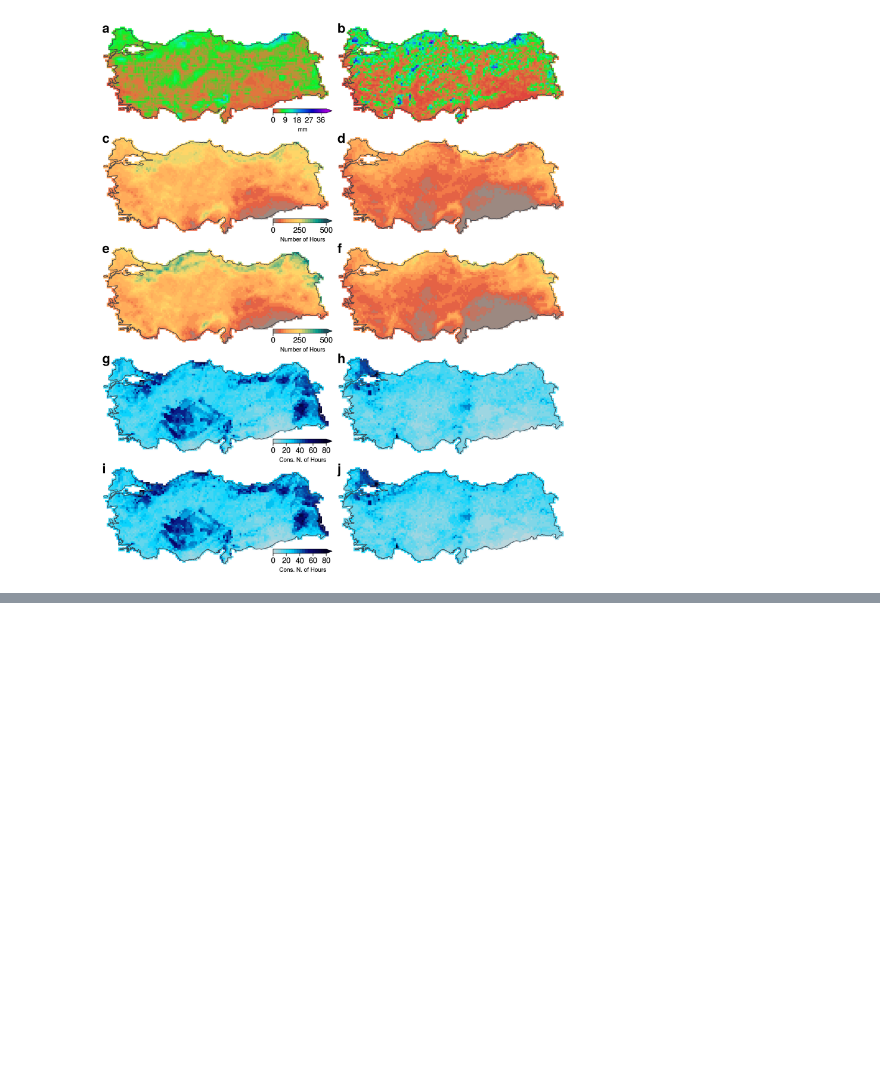
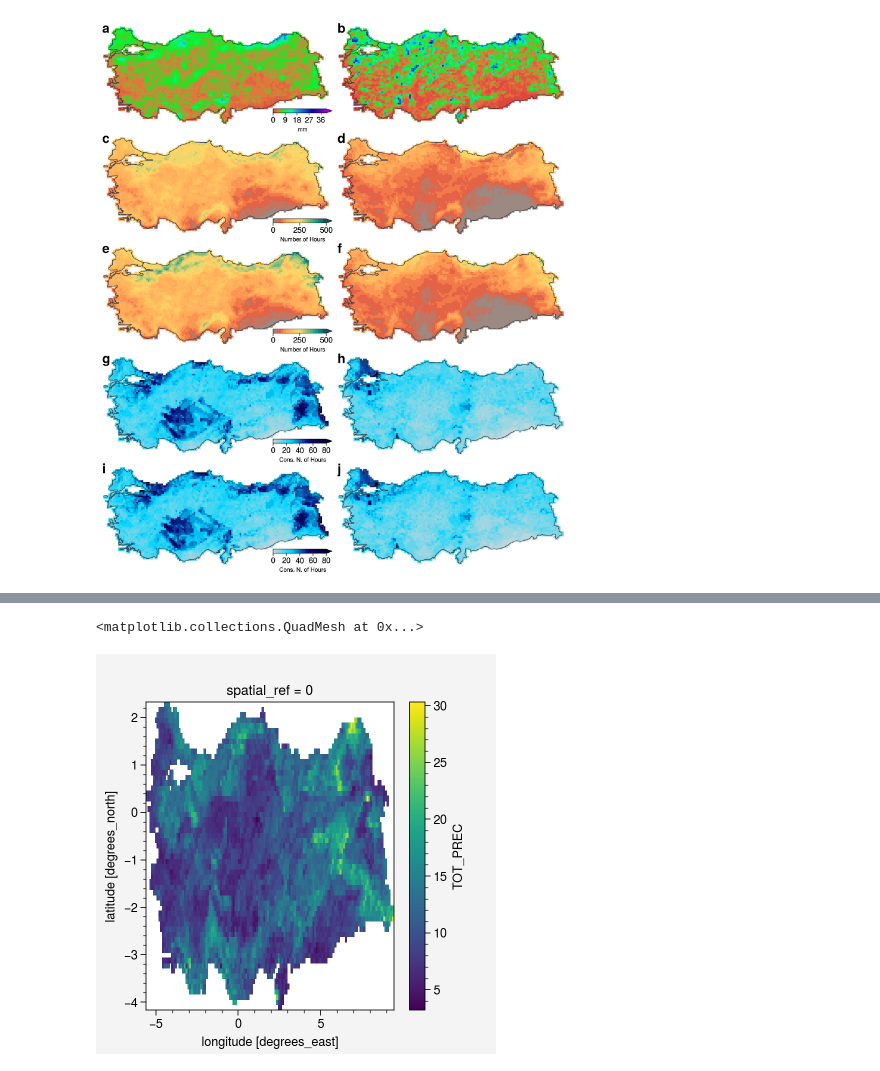
Before and after one commit to donmezkutay/msc-thesis-codes, a Jupyter notebook: BC_compare_reference_projection_indices.ipynb, the cells around one changed output, grey strips where cells are left out. Drawn from its saved outputs; the diff is of its cells as text; code cells hidden in the pictures; blank space fills up the shorter version.

```diff
--- a/BC_compare_reference_projection_indices.ipynb
+++ b/BC_compare_reference_projection_indices.ipynb
@@ -522,0 +1189,5 @@ The 'progressive' parameter of print_jpg() was deprecated in Matplotlib 3.3 and
+# %%
+pers_abs_idx_ref.std(dim='year').plot()
+# %% [output]
+<matplotlib.collections.QuadMesh at 0x...>
+[figure, added]
```
Also changed, not shown: parts of 19 cells of this notebook.
